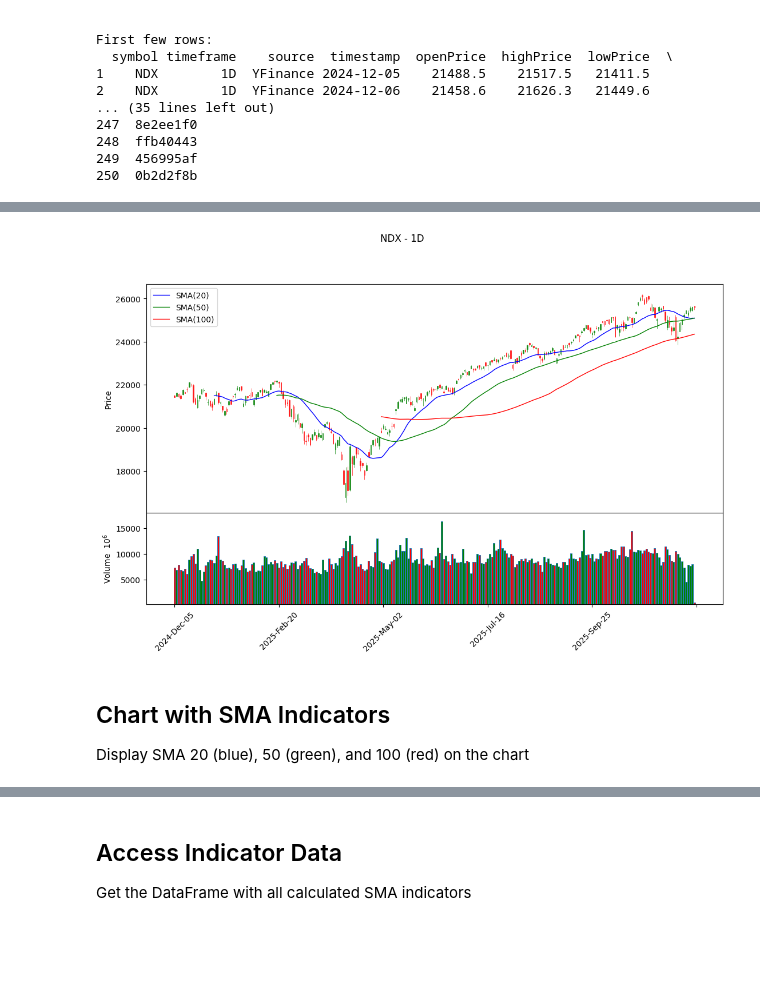
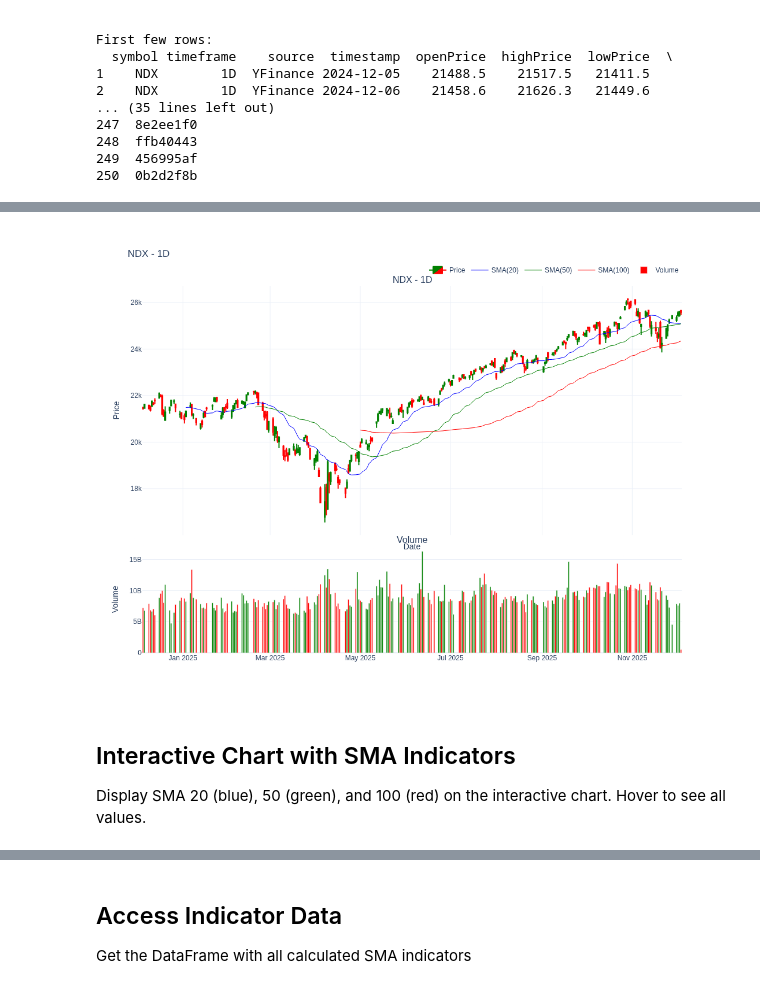
Before and after one commit to Louack/ig-trading, a Jupyter notebook: notebooks/basic_visualization.ipynb, the cells around one changed output, grey strips where cells are left out. Saved outputs shown, nothing was run; the diff lists cells and outputs as text; code cells hidden in the pictures; blank space fills up the shorter version.

```diff
--- a/notebooks/basic_visualization.ipynb
+++ b/notebooks/basic_visualization.ipynb
@@ -109,5 +109,5 @@ Create a basic candlestick chart
 # %%
 if df is not None:
-    chart = Chart(df, symbol=symbol, timeframe=timeframe)
-    chart.plot(type="candle", volume=True, figsize=(14, 8))
+    chart = InteractiveChart(df, symbol=symbol, timeframe=timeframe)
+    chart.plot(type="candle", volume=True, figsize=(1400, 800))
 # %% [output]
@@ -119,15 +119,15 @@ Add Simple Moving Averages (SMA 20, 50, 100) with different colors
 # %%
 if df is not None:
-    chart = Chart(df, symbol=symbol, timeframe=timeframe)
+    chart = InteractiveChart(df, symbol=symbol, timeframe=timeframe)
     chart.add_indicator(SMA(period=20, color="blue"))
     chart.add_indicator(SMA(period=50, color="green"))
     chart.add_indicator(SMA(period=100, color="red"))
-    chart.plot(type="candle", volume=True, figsize=(14, 8))
+    chart.plot(type="candle", volume=True, figsize=(1400, 800))
 # %% [output]
-[figure, old version]
+[figure, new version]
 # %% [markdown]
-## Chart with SMA Indicators
+## Interactive Chart with SMA Indicators
 
-Display SMA 20 (blue), 50 (green), and 100 (red) on the chart
+Display SMA 20 (blue), 50 (green), and 100 (red) on the interactive chart. Hover to see all values.
 # %%
 if df is not None:
```
Also changed, not shown: parts of 13 cells of this notebook, 5 other files.
